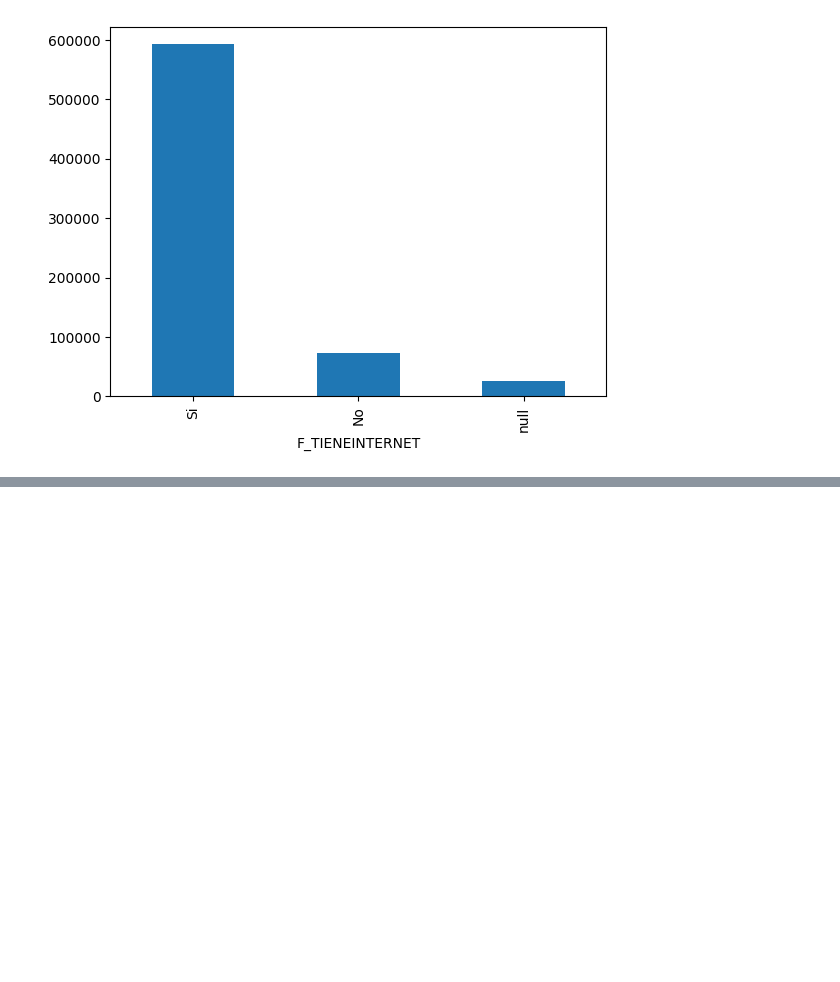
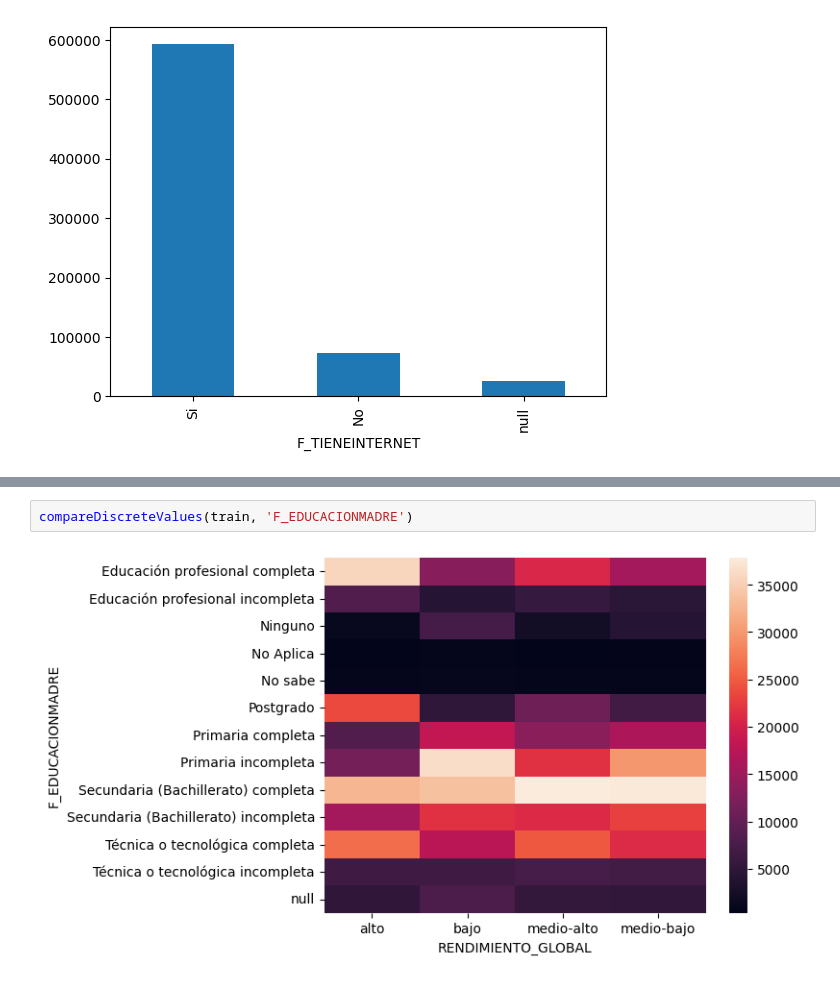
Before and after one commit to Thomascc123/Proyecto-Kaggle-Modelos, a Jupyter notebook: 02 - preprocesado.ipynb, the cells around one changed output, grey strips where cells are left out. Saved outputs shown, nothing was run; the diff lists cells and outputs as text; blank space fills up the shorter version.

```diff
--- a/02 - preprocesado.ipynb
+++ b/02 - preprocesado.ipynb
@@ -471,0 +511,4 @@ np.float64(96.15465703971118)
+# %%
+compareDiscreteValues(train, 'F_EDUCACIONMADRE')
+# %% [output]
+[figure, added]
```
Also changed, not shown: parts of 7 cells of this notebook.
